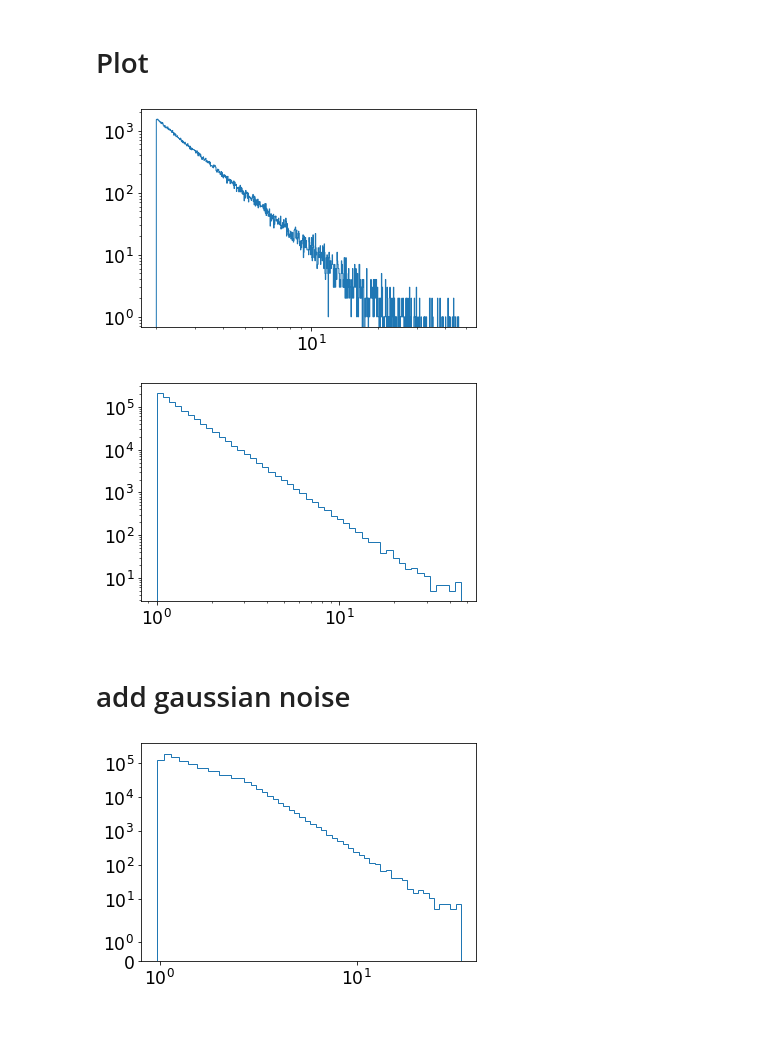
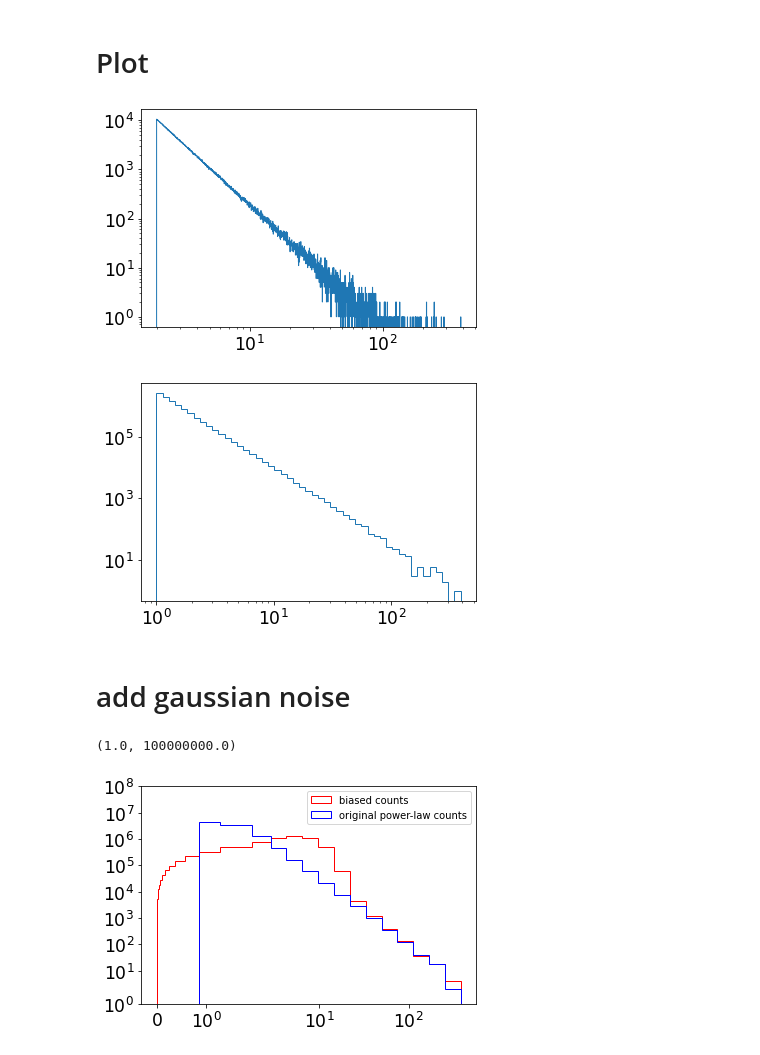
Before and after one commit to sylvielsstfr/MyPracticalAstronomyStat, a Jupyter notebook: Chap08/EddingtonBias.ipynb, the cells around one changed output. Drawn from its saved outputs; the diff is of its cells as text; code cells hidden in the pictures; blank space fills up the shorter version.

```diff
--- a/Chap08/EddingtonBias.ipynb
+++ b/Chap08/EddingtonBias.ipynb
@@ -22,6 +22,6 @@ plt.rcParams['ytick.labelsize']= 'xx-large'
 # %% [markdown]
 # Draw a power law from
 # %%
-N=1000000
+N=10000000
 # %%
-u=np.random.uniform(low=0.00001,high=0.9999,size=N)
+u=np.random.uniform(low=0.,high=0.9999,size=N)
@@ -30,3 +28,5 @@ alpha=-3
+# %%
+alpha=-5/2
 # %%
 data=np.power(u,1/alpha)
 # %% [markdown]
@@ -37,7 +37,7 @@ plt.hist(data,bins=10**bins,histtype='step')
 plt.yscale('log')
 plt.xscale('log')
 # %% [output]
-[figure, old version]
+[figure, new version]
 # %%
 MIN=data.min()
 MAX=data.max()
@@ -47,13 +47,13 @@ plt.hist(data,bins=bins,histtype='step')
 plt.yscale('log')
 plt.xscale('log')
 # %% [output]
-[figure, old version]
+[figure, new version]
 # %% [markdown]
 # add gaussian noise
 # %%
 x=data
 # %%
-y= np.random.normal(loc=0.0, scale=0.01, size=N)
+y= np.random.normal(loc=0.0, scale=5, size=N)
 # %%
 z=x+y
 # %%
@@ -63,10 +63,13 @@ MIN=z.min()
 MAX=z.max()
 bins = 10 ** np.linspace(np.log10(MIN), np.log10(MAX), 50)
 # %%
-plt.hist(z,bins=bins,histtype='step')
-#plt.hist(x,bins=bins,histtype='step')
+plt.hist(z,bins=bins,histtype='step',color="r",label="biased counts")
+plt.hist(x,bins=bins,histtype='step',color="b",label="original power-law counts")
 plt.yscale('symlog')
 plt.xscale('symlog')
+plt.legend()
+plt.ylim(1,N*10)
 # %% [output]
+(1.0, 100000000.0)
-[figure, old version]
+[figure, new version]
 # %%
```
Also changed, not shown: parts of 2 cells of this notebook.
